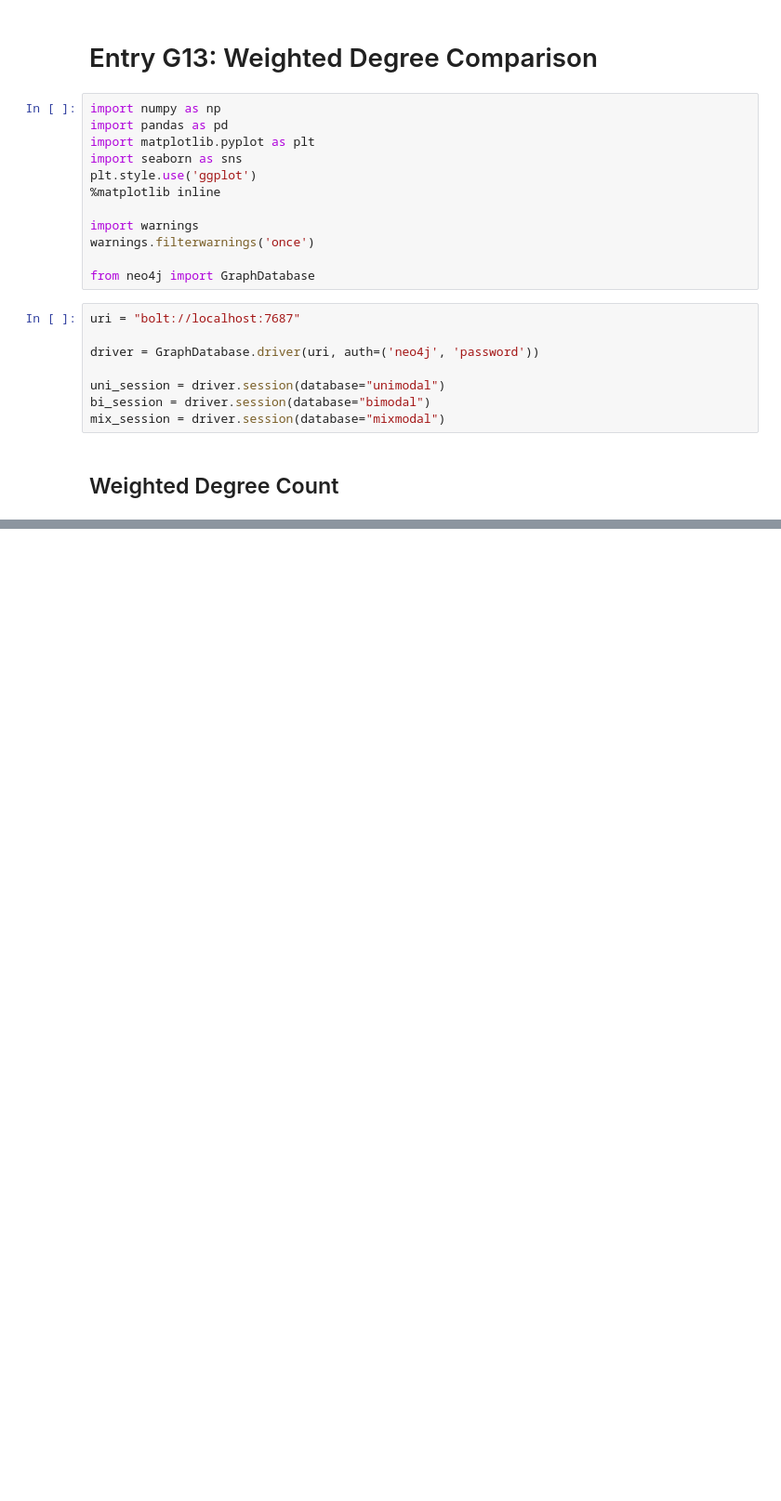
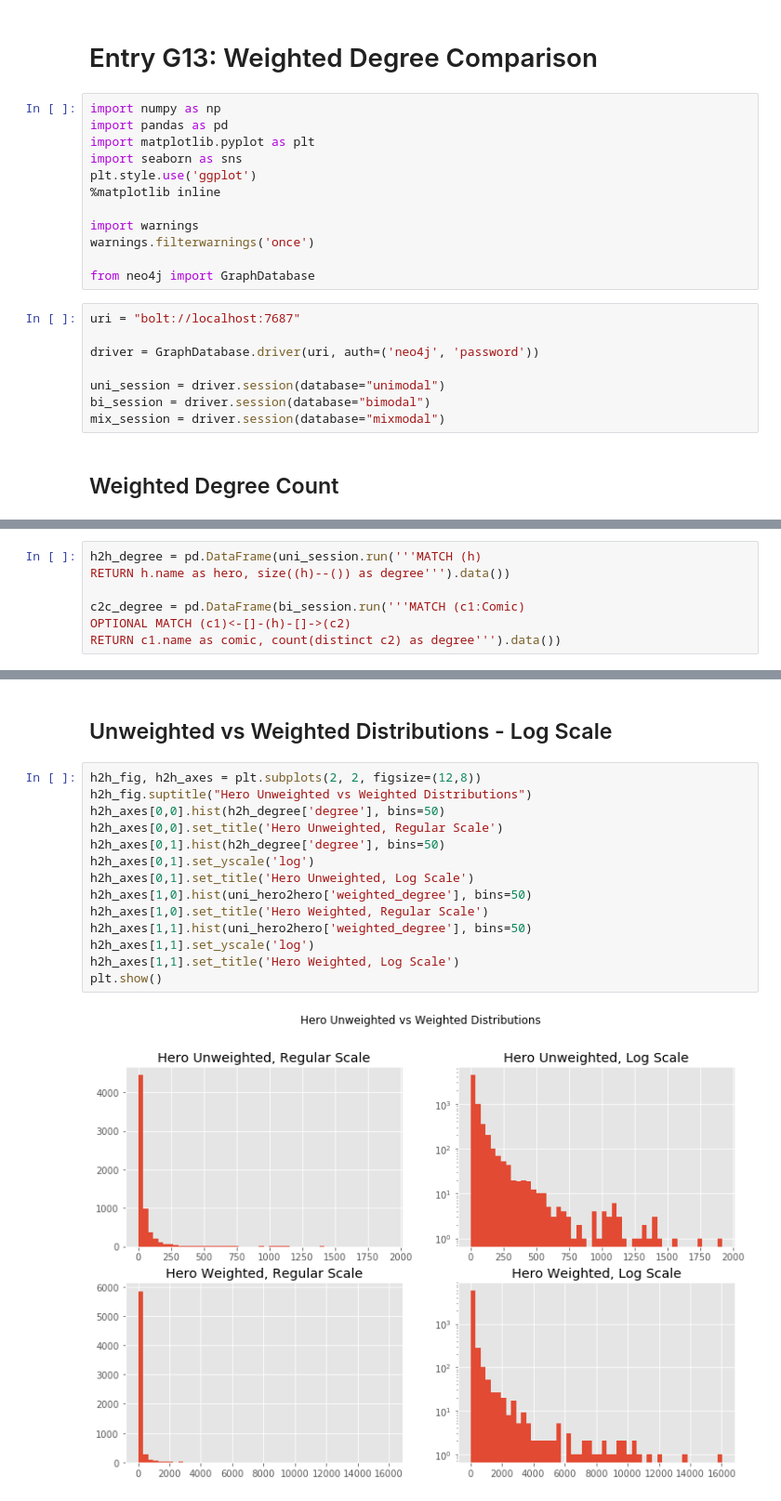
Before and after one commit to julielinx/datascience_diaries, a Jupyter notebook: graph/13a_nb_weighted_degree_comparison.ipynb, the cells around one changed output, grey strips where cells are left out. Shown: that part at 93% size. Cells and saved outputs as stored; diff of their text form; blank space fills up the shorter version.

```diff
--- a/graph/13a_nb_weighted_degree_comparison.ipynb
+++ b/graph/13a_nb_weighted_degree_comparison.ipynb
@@ -317,0 +225,7 @@ plt.show()
+# %%
+h2h_degree = pd.DataFrame(uni_session.run('''MATCH (h)
+RETURN h.name as hero, size((h)--()) as degree''').data())
+
+c2c_degree = pd.DataFrame(bi_session.run('''MATCH (c1:Comic)
+OPTIONAL MATCH (c1)<-[]-(h)-[]->(c2)
+RETURN c1.name as comic, count(distinct c2) as degree''').data())
@@ -317,0 +273,18 @@ plt.show()
+# %% [markdown]
+## Unweighted vs Weighted Distributions - Log Scale
+# %%
+h2h_fig, h2h_axes = plt.subplots(2, 2, figsize=(12,8))
+h2h_fig.suptitle("Hero Unweighted vs Weighted Distributions")
+h2h_axes[0,0].hist(h2h_degree['degree'], bins=50)
+h2h_axes[0,0].set_title('Hero Unweighted, Regular Scale')
+h2h_axes[0,1].hist(h2h_degree['degree'], bins=50)
+h2h_axes[0,1].set_yscale('log')
+h2h_axes[0,1].set_title('Hero Unweighted, Log Scale')
+h2h_axes[1,0].hist(uni_hero2hero['weighted_degree'], bins=50)
+h2h_axes[1,0].set_title('Hero Weighted, Regular Scale')
+h2h_axes[1,1].hist(uni_hero2hero['weighted_degree'], bins=50)
+h2h_axes[1,1].set_yscale('log')
+h2h_axes[1,1].set_title('Hero Weighted, Log Scale')
+plt.show()
+# %% [output]
+[figure, added]
```
Also changed, not shown: parts of 62 cells of this notebook, 10 other files.
